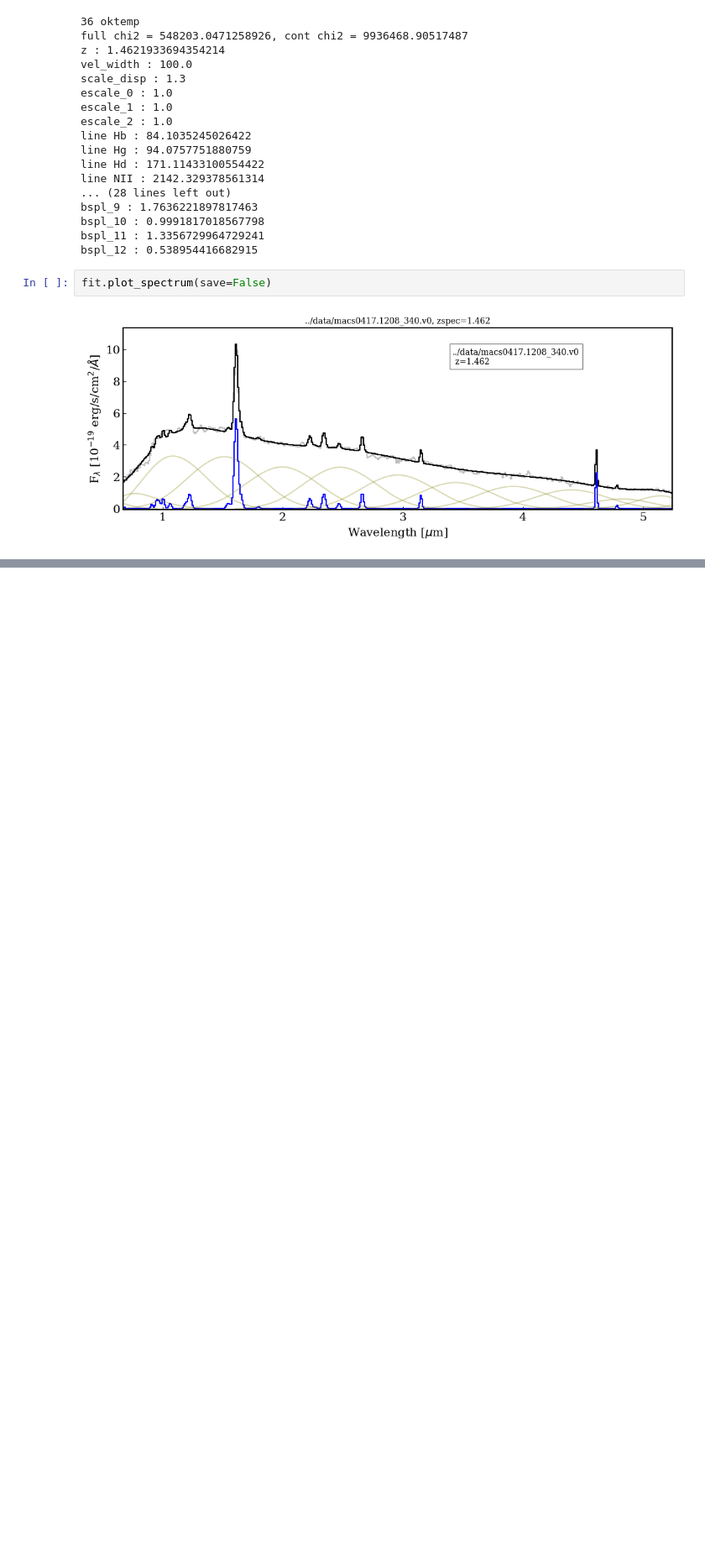
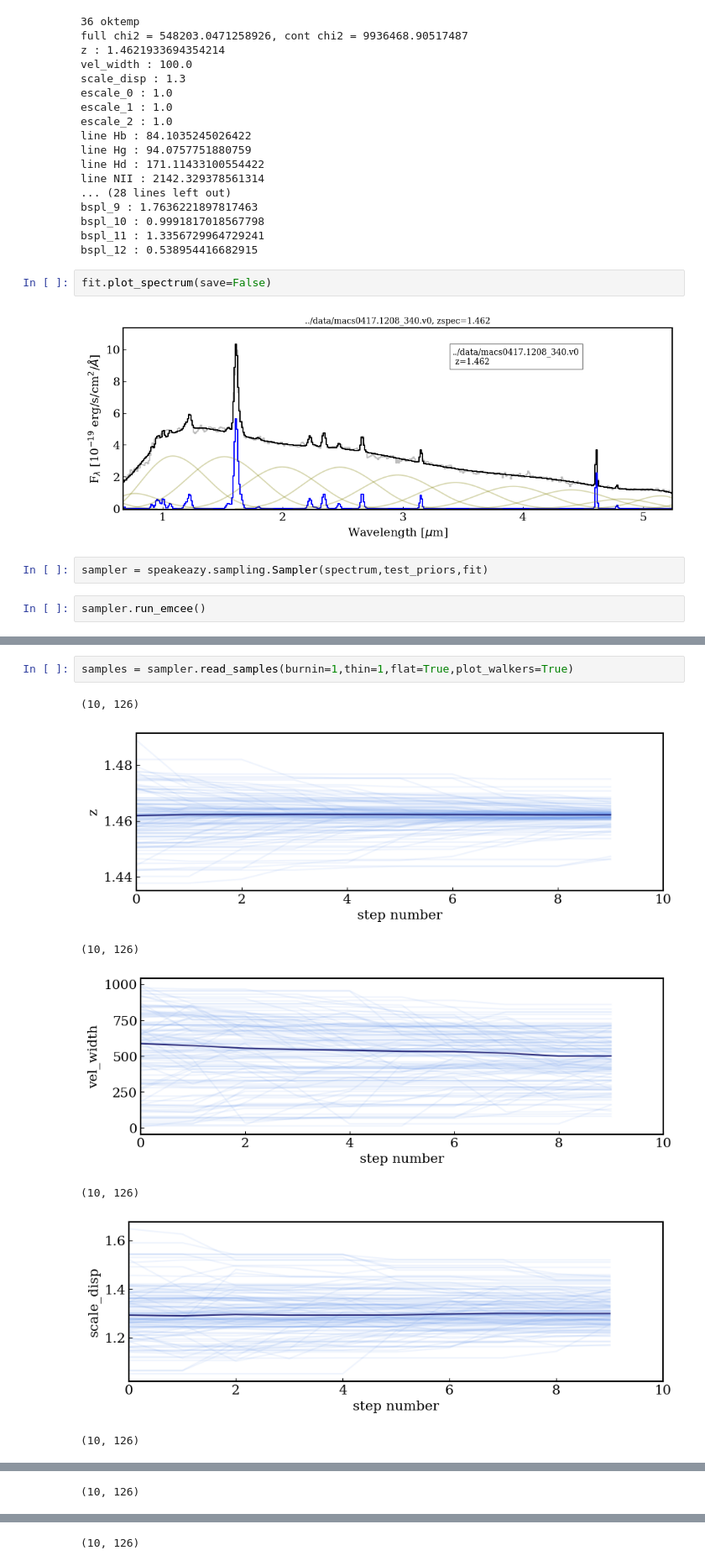
Before and after one commit to kmlgould/speakeazy, a Jupyter notebook: speakeazy/notebooks/Example_Simple_Fit.ipynb, the cells around one changed output, grey strips where cells are left out. Shown at 84% size. Saved outputs shown, nothing was run; the diff lists cells and outputs as text; blank space fills up the shorter version.

```diff
--- a/speakeazy/notebooks/Example_Simple_Fit.ipynb
+++ b/speakeazy/notebooks/Example_Simple_Fit.ipynb
@@ -51,3 +51,7 @@ bspl_12 : 0.538954416682915
 fit.plot_spectrum(save=False)
 # %% [output]
 [figure]
+# %%
+sampler = speakeazy.sampling.Sampler(spectrum,test_priors,fit)
+# %%
+sampler.run_emcee()
@@ -53,0 +78,10 @@ fit.plot_spectrum(save=False)
+# %%
+samples = sampler.read_samples(burnin=1,thin=1,flat=True,plot_walkers=True)
+# %% [output]
+(10, 126)
+[figure, added]
+(10, 126)
+[figure, added]
+(10, 126)
+[figure, added]
+(10, 126)
@@ -53,0 +89 @@ fit.plot_spectrum(save=False)
+(10, 126)
@@ -53,0 +91 @@ fit.plot_spectrum(save=False)
+(10, 126)
```
Also changed, not shown: parts of 4 cells of this notebook, 2 other files.
